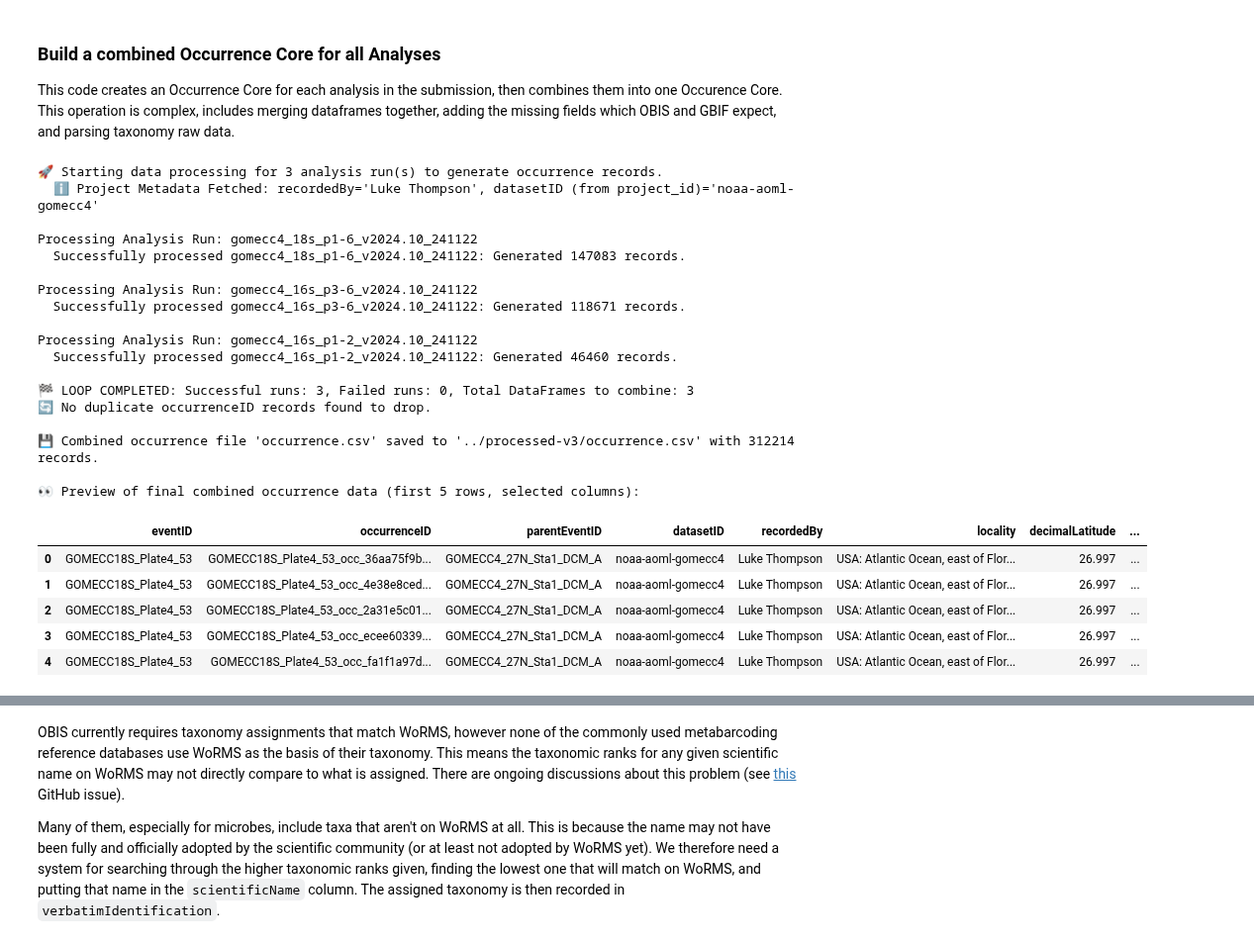
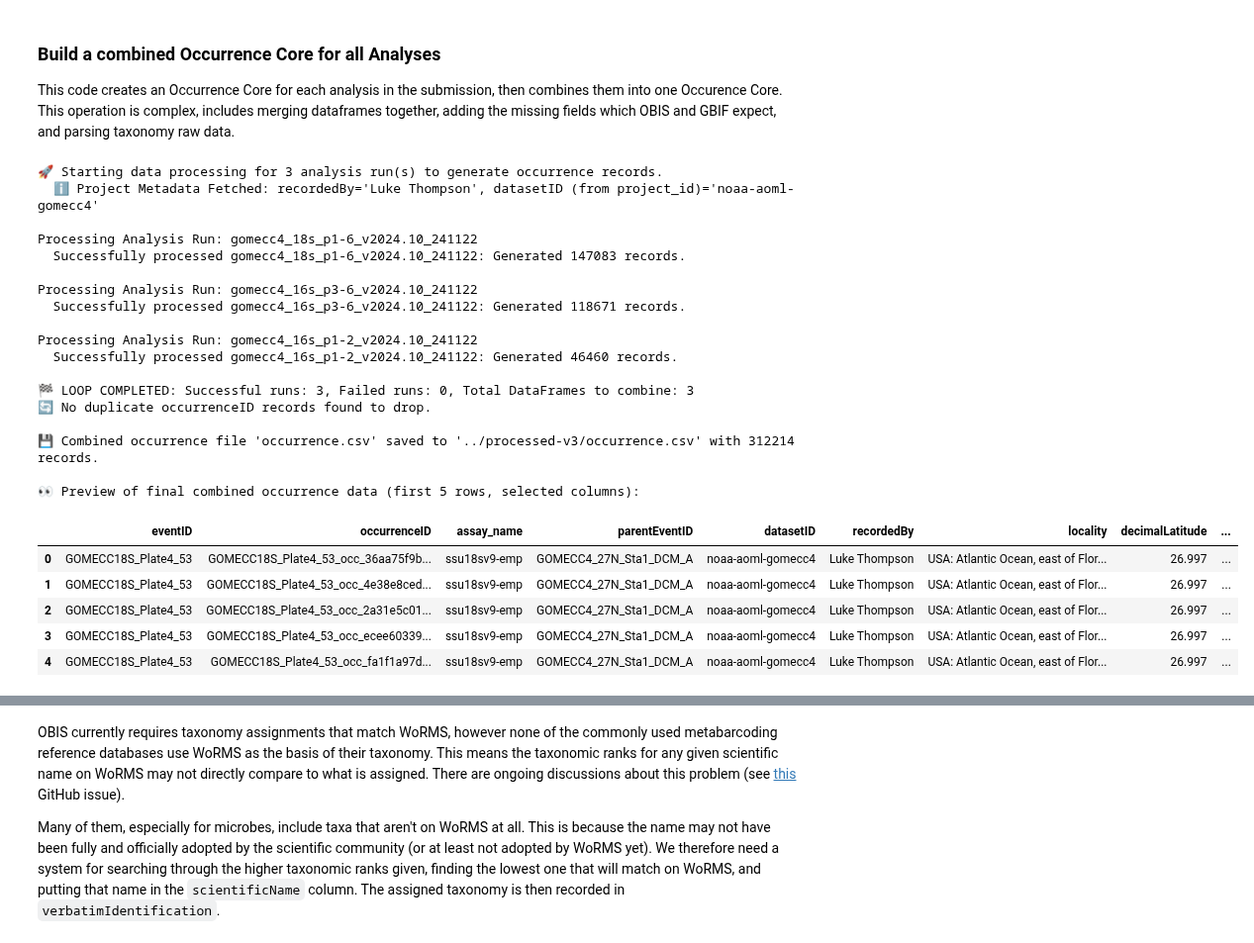
Before and after one commit to aomlomics/edna2obis, a Jupyter notebook: src-v3/edna2obis_conversion_code_v3.ipynb, the cells around one changed output, grey strips where cells are left out. Shown at 99% size. Cells and saved outputs as stored; diff of their text form; code cells hidden in the pictures.

```diff
--- a/src-v3/edna2obis_conversion_code_v3.ipynb
+++ b/src-v3/edna2obis_conversion_code_v3.ipynb
@@ -855,8 +882,8 @@ print(f"🚀 Starting data processing for {len(params['datafiles'])} analysis ru
 
 # Define the desired final columns for occurrence.csv IN THE SPECIFIC ORDER REQUIRED
 DESIRED_OCCURRENCE_COLUMNS_IN_ORDER = [
-    'eventID', 'organismQuantity', 'occurrenceID', 'verbatimIdentification',
-    'kingdom', 'phylum', 'class', 'order', 'family', 'genus', 'subspecies', 'species',
+    'eventID', 'organismQuantity', 'assay_name', 'occurrenceID', 'verbatimIdentification',
+    'kingdom', 'phylum', 'class', 'order', 'family', 'genus', 'species',
     'scientificName', 'scientificNameID',
     'taxonRank', 'identificationRemarks',
     'taxonID', 'basisOfRecord', 'nameAccordingTo', 'organismQuantityType',
@@ -927,12 +954,24 @@ for analysis_run_name, file_paths_dict in params['datafiles'].items():
         elif sequence_col_input not in current_tax_df_raw.columns:
             current_tax_df_raw[sequence_col_input] = pd.NA
 
-        verbatim_id_source_col = 'taxonomy'
-        if 'verbatimIdentification' in current_tax_df_raw.columns:
-            verbatim_id_source_col = 'verbatimIdentification'
-        elif verbatim_id_source_col not in current_tax_df_raw.columns:
-            current_tax_df_raw['verbatimIdentification_placeholder'] = "Original taxonomy string not available"
+        # Determine the source for DwC 'verbatimIdentification'.
+        # User wants to use the column named 'taxonomy' from the input asvTaxaFeatures file.
+        # NOTE: we are basically using the taxonomy string instead of verbatimIdentification, for the Occurrence Core's verbatimIdentifiction.
+        # Don't be confused- this is to help with taxonomic matching. The 'taxonomy' field is the same as verbatimIdentification, except it just is more machine readable.
+
+        # This is the name of the FAIRe column in current_tax_df_raw that holds the string to be used.
+        # It will be renamed to 'verbatimIdentification' in current_tax_df_processed.
+        source_column_for_verbatim_id = 'taxonomy'
+
+        if source_column_for_verbatim_id in current_tax_df_raw.columns:
+            verbatim_id_source_col = source_column_for_verbatim_id
+            # print(f"  Using column '{verbatim_id_source_col}' from input as source for DwC 'verbatimIdentification'.") # Kept for debug, can be commented
+        else:
+            # If the explicitly desired 'taxonomy' column is MISSING from the input file.
+            print(f"  CRITICAL WARNING: Column '{source_column_for_verbatim_id}' not found in input taxonomy table for '{analysis_run_name}'. DwC 'verbatimIdentification' will use a placeholder.")
+            current_tax_df_raw['verbatimIdentification_placeholder'] = f"Data from '{source_column_for_verbatim_id}' column not available in source"
             verbatim_id_source_col = 'verbatimIdentification_placeholder'
+            # This placeholder column will be picked up by tax_cols_to_keep and then renamed.
 
         tax_cols_to_keep = ['featureid', sequence_col_input, verbatim_id_source_col]
         if confidence_col_original_case in current_tax_df_raw.columns:
@@ -1041,9 +1080,13 @@ for analysis_run_name, file_paths_dict in params['datafiles'].items():
         # --- STEP 6: Merge `experimentRunMetadata` & Define `eventID`, `associatedSequences` ---
         assay_name_for_current_run = next((an_key for an_key, runs_dict_val in data.get('analysis_data_by_assay', {}).items() if isinstance(runs_dict_val, dict) and analysis_run_name in runs_dict_val), None)
 
+        current_assay_occurrence_intermediate_df['assay_name'] = assay_name_for_current_run # <-- ADD THIS LINE
+
         if not assay_name_for_current_run:
             print(f"    ERROR: Could not determine assay_name for '{analysis_run_name}'.")
             current_assay_occurrence_intermediate_df['eventID'] = current_assay_occurrence_intermediate_df['eventID'].fillna(f"ERROR_eventID_for_{analysis_run_name}")
+            # Also ensure a placeholder for assay_name if it couldn't be found, though it should be an error condition
+            current_assay_occurrence_intermediate_df['assay_name'] = current_assay_occurrence_intermediate_df['assay_name'].fillna(f"UNKNOWN_ASSAY_FOR_{analysis_run_name}")
         elif 'experimentRunMetadata' in data and not data['experimentRunMetadata'].empty:
             erm_df = data['experimentRunMetadata'].copy()
             erm_df['samp_name'] = erm_df['samp_name'].astype(str).str.strip()
@@ -1084,6 +1127,7 @@ for analysis_run_name, file_paths_dict in params['datafiles'].items():
 
         # --- STEP 8: `identificationRemarks`, `sampleSizeValue`/`Unit`, `parentEventID` ---
         otu_seq_comp_appr_str = "Unknown sequence comparison approach"
+        taxa_class_method_str = ""
         taxa_ref_db_str = "Unknown reference DB"
 
         if assay_name_for_current_run and analysis_run_name in data.get('analysis_data_by_assay', {}).get(assay_name_for_current_run, {}):
@@ -1163,37 +1207,37 @@ if all_processed_occurrence_dfs:
         # print(f"📋 Final columns written ({len(final_cols_list_written)} total), in order: {final_cols_list_written}")
 
         print(f"\n👀 Preview of final combined occurrence data (first 5 rows, selected columns):")
-        preview_cols_subset = ['eventID', 'occurrenceID', 'parentEventID', 'datasetID', 'recordedBy',
+        preview_cols_subset = ['eventID', 'occurrenceID', 'assay_name', 'parentEventID', 'datasetID', 'recordedBy',
                                'locality', 'decimalLatitude', 'decimalLongitude', 'geodeticDatum',
                                'identificationRemarks', 'locationID']
         preview_cols_to_show = [col for col in preview_cols_subset if col in occ_all_final_output.columns]
         display(occ_all_final_output[preview_cols_to_show].head())
     except Exception as e:
         print(f"  ❌ Error saving combined occurrence file: {str(e)}")
 else:
     print(f"❌ No data to combine - all analysis runs may have failed or yielded no occurrence records.")
 # %% [output]
 🚀 Starting data processing for 3 analysis run(s) to generate occurrence records.
   ℹ️ Project Metadata Fetched: recordedBy='Luke Thompson', datasetID (from project_id)='noaa-aoml-gomecc4'
 
 Processing Analysis Run: gomecc4_18s_p1-6_v2024.10_241122
   Successfully processed gomecc4_18s_p1-6_v2024.10_241122: Generated 147083 records.
 
 Processing Analysis Run: gomecc4_16s_p3-6_v2024.10_241122
   Successfully processed gomecc4_16s_p3-6_v2024.10_241122: Generated 118671 records.
 
 Processing Analysis Run: gomecc4_16s_p1-2_v2024.10_241122
   Successfully processed gomecc4_16s_p1-2_v2024.10_241122: Generated 46460 records.
 
 🏁 LOOP COMPLETED: Successful runs: 3, Failed runs: 0, Total DataFrames to combine: 3
 🔄 No duplicate occurrenceID records found to drop.
 
 💾 Combined occurrence file 'occurrence.csv' saved to '../processed-v3/occurrence.csv' with 312214 records.
 
 👀 Preview of final combined occurrence data (first 5 rows, selected columns):
-|  | eventID | occurrenceID | parentEventID | datasetID | recordedBy | locality | decimalLatitude | ... |
-| 0 | GOMECC18S_Plate4_53 | GOMECC18S_Plate4_53_occ_36aa75f9b... | GOMECC4_27N_Sta1_DCM_A | noaa-aoml-gomecc4 | Luke Thompson | USA: Atlantic Ocean, east of Flor... | 26.997 | ... |
-| 1 | GOMECC18S_Plate4_53 | GOMECC18S_Plate4_53_occ_4e38e8ced... | GOMECC4_27N_Sta1_DCM_A | noaa-aoml-gomecc4 | Luke Thompson | USA: Atlantic Ocean, east of Flor... | 26.997 | ... |
-| 2 | GOMECC18S_Plate4_53 | GOMECC18S_Plate4_53_occ_2a31e5c01... | GOMECC4_27N_Sta1_DCM_A | noaa-aoml-gomecc4 | Luke Thompson | USA: Atlantic Ocean, east of Flor... | 26.997 | ... |
-| 3 | GOMECC18S_Plate4_53 | GOMECC18S_Plate4_53_occ_ecee60339... | GOMECC4_27N_Sta1_DCM_A | noaa-aoml-gomecc4 | Luke Thompson | USA: Atlantic Ocean, east of Flor... | 26.997 | ... |
-| 4 | GOMECC18S_Plate4_53 | GOMECC18S_Plate4_53_occ_fa1f1a97d... | GOMECC4_27N_Sta1_DCM_A | noaa-aoml-gomecc4 | Luke Thompson | USA: Atlantic Ocean, east of Flor... | 26.997 | ... |
+|  | eventID | occurrenceID | assay_name | parentEventID | datasetID | recordedBy | locality | decimalLatitude | ... |
+| 0 | GOMECC18S_Plate4_53 | GOMECC18S_Plate4_53_occ_36aa75f9b... | ssu18sv9-emp | GOMECC4_27N_Sta1_DCM_A | noaa-aoml-gomecc4 | Luke Thompson | USA: Atlantic Ocean, east of Flor... | 26.997 | ... |
+| 1 | GOMECC18S_Plate4_53 | GOMECC18S_Plate4_53_occ_4e38e8ced... | ssu18sv9-emp | GOMECC4_27N_Sta1_DCM_A | noaa-aoml-gomecc4 | Luke Thompson | USA: Atlantic Ocean, east of Flor... | 26.997 | ... |
+| 2 | GOMECC18S_Plate4_53 | GOMECC18S_Plate4_53_occ_2a31e5c01... | ssu18sv9-emp | GOMECC4_27N_Sta1_DCM_A | noaa-aoml-gomecc4 | Luke Thompson | USA: Atlantic Ocean, east of Flor... | 26.997 | ... |
+| 3 | GOMECC18S_Plate4_53 | GOMECC18S_Plate4_53_occ_ecee60339... | ssu18sv9-emp | GOMECC4_27N_Sta1_DCM_A | noaa-aoml-gomecc4 | Luke Thompson | USA: Atlantic Ocean, east of Flor... | 26.997 | ... |
+| 4 | GOMECC18S_Plate4_53 | GOMECC18S_Plate4_53_occ_fa1f1a97d... | ssu18sv9-emp | GOMECC4_27N_Sta1_DCM_A | noaa-aoml-gomecc4 | Luke Thompson | USA: Atlantic Ocean, east of Flor... | 26.997 | ... |
```
Also changed, not shown: parts of 16 cells of this notebook, 3 other files.
